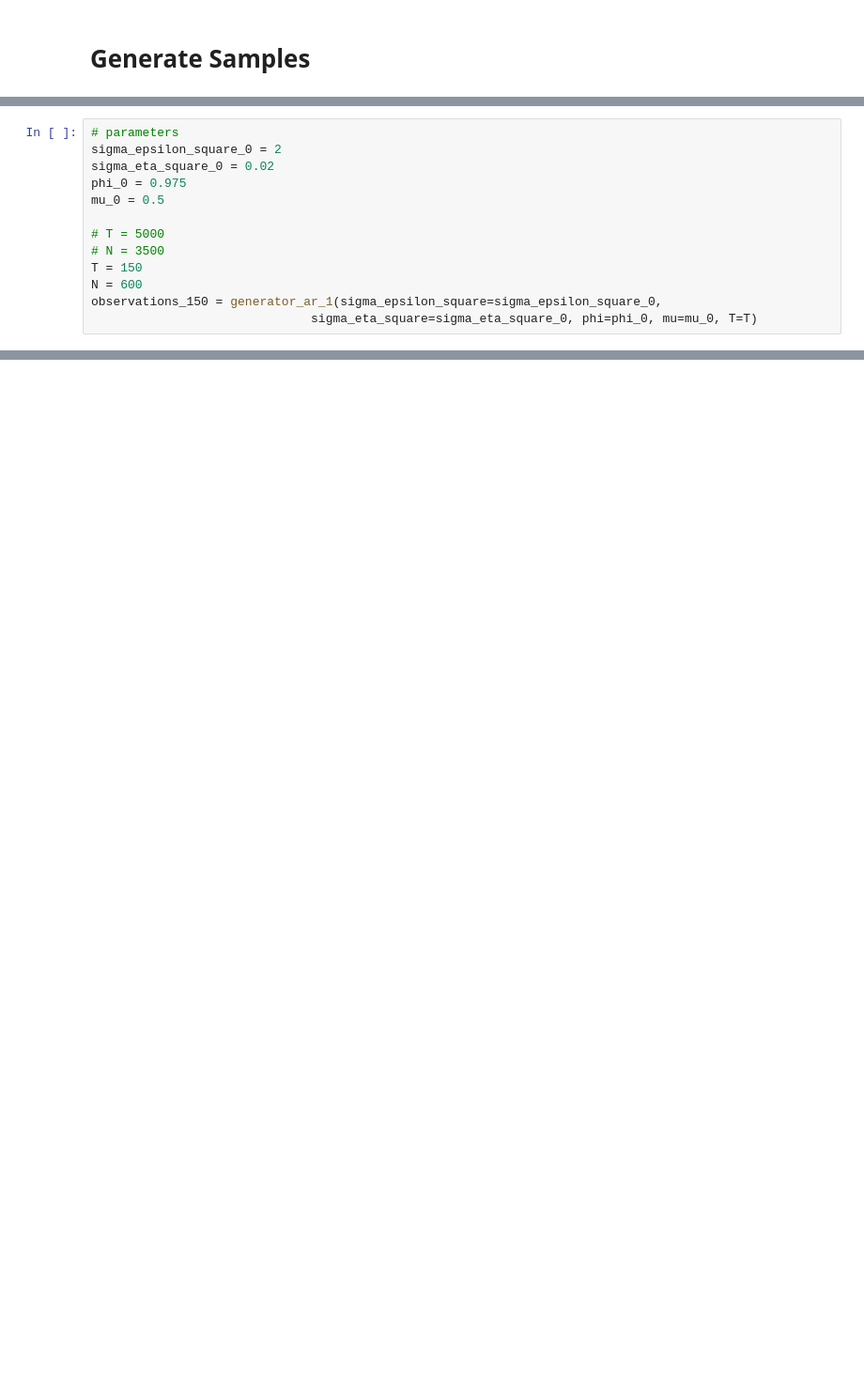
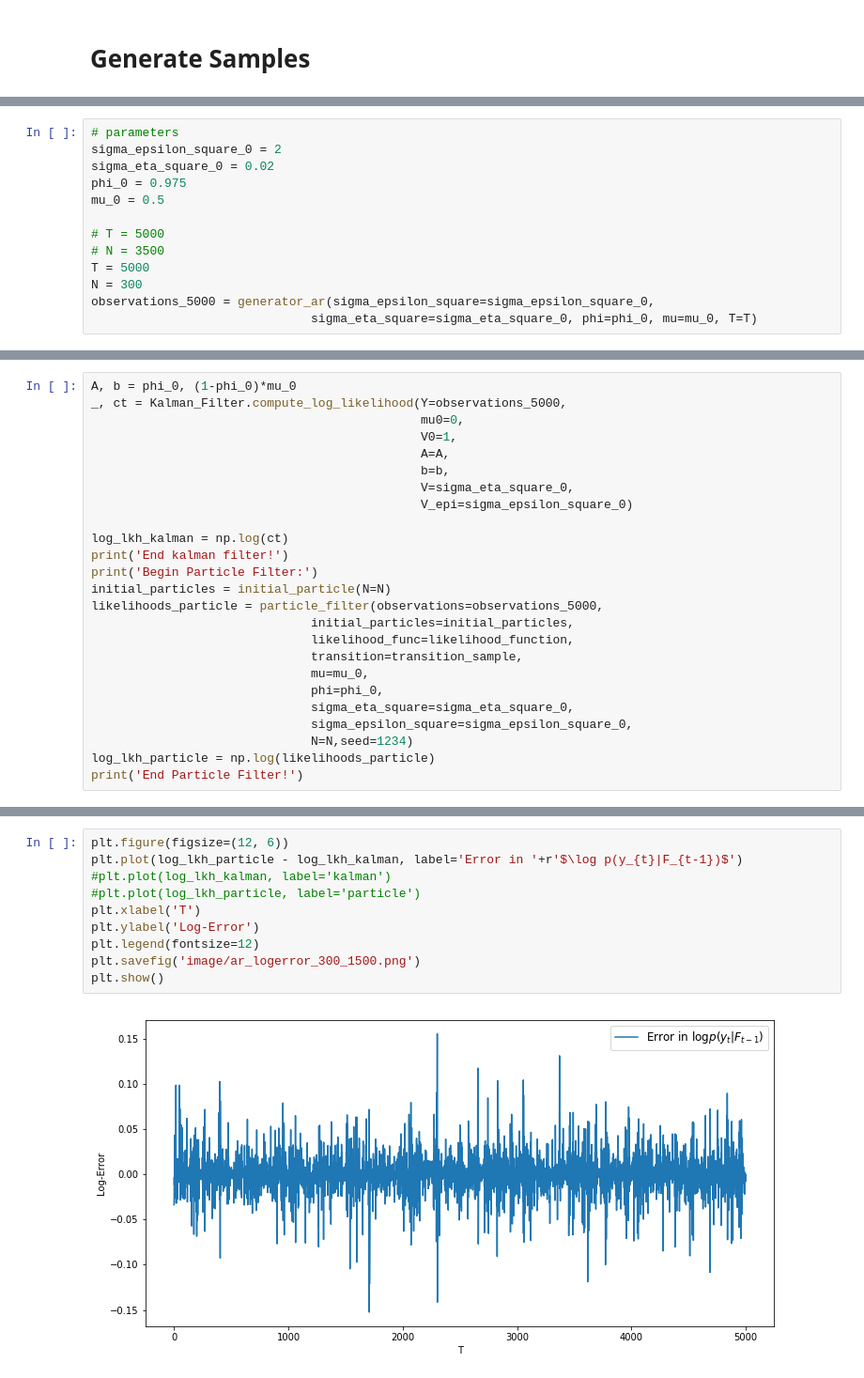
Before and after one commit to WensiDING/Particle-filters-for-Continuous-likelihood-evaluation-and-maximisation, a Jupyter notebook: AR1_Performance.ipynb, the cells around one changed output, grey strips where cells are left out. Shown at 94% size. Cells and saved outputs as stored; diff of their text form; blank space fills up the shorter version.

Commit message:
image from kamlan vs particle

```diff
--- a/AR1_Performance.ipynb
+++ b/AR1_Performance.ipynb
@@ -17,7 +28,7 @@ mu_0 = 0.5
 
 # T = 5000
 # N = 3500
-T = 150
-N = 600
-observations_150 = generator_ar_1(sigma_epsilon_square=sigma_epsilon_square_0,
+T = 5000
+N = 300
+observations_5000 = generator_ar(sigma_epsilon_square=sigma_epsilon_square_0,
                               sigma_eta_square=sigma_eta_square_0, phi=phi_0, mu=mu_0, T=T)
@@ -132,0 +39,25 @@ plt.show()
+# %%
+A, b = phi_0, (1-phi_0)*mu_0
+_, ct = Kalman_Filter.compute_log_likelihood(Y=observations_5000,
+                                             mu0=0,
+                                             V0=1,
+                                             A=A,
+                                             b=b,
+                                             V=sigma_eta_square_0,
+                                             V_epi=sigma_epsilon_square_0)
+
+log_lkh_kalman = np.log(ct)
+print('End kalman filter!')
+print('Begin Particle Filter:')
+initial_particles = initial_particle(N=N)
+likelihoods_particle = particle_filter(observations=observations_5000,
+                              initial_particles=initial_particles,
+                              likelihood_func=likelihood_function,
+                              transition=transition_sample,
+                              mu=mu_0,
+                              phi=phi_0,
+                              sigma_eta_square=sigma_eta_square_0,
+                              sigma_epsilon_square=sigma_epsilon_square_0,
+                              N=N,seed=1234)
+log_lkh_particle = np.log(likelihoods_particle)
+print('End Particle Filter!')
@@ -132,0 +69,12 @@ plt.show()
+# %%
+plt.figure(figsize=(12, 6))
+plt.plot(log_lkh_particle - log_lkh_kalman, label='Error in '+r'$\log p(y_{t}|F_{t-1})$')
+#plt.plot(log_lkh_kalman, label='kalman')
+#plt.plot(log_lkh_particle, label='particle')
+plt.xlabel('T')
+plt.ylabel('Log-Error')
+plt.legend(fontsize=12)
+plt.savefig('image/ar_logerror_300_1500.png')
+plt.show()
+# %% [output]
+[figure, added]
```
Also changed, not shown: parts of 16 cells of this notebook, 6 other files.
